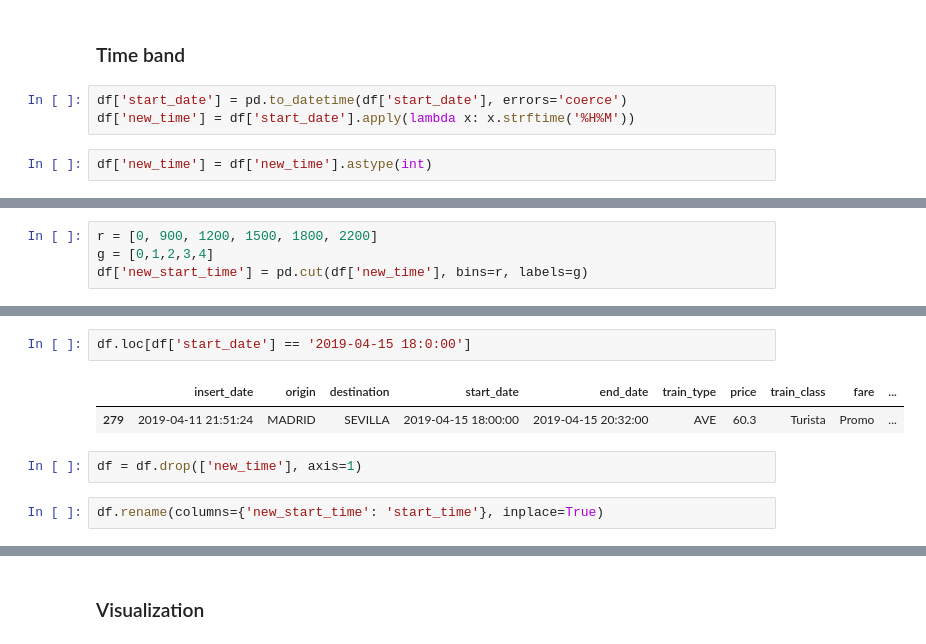
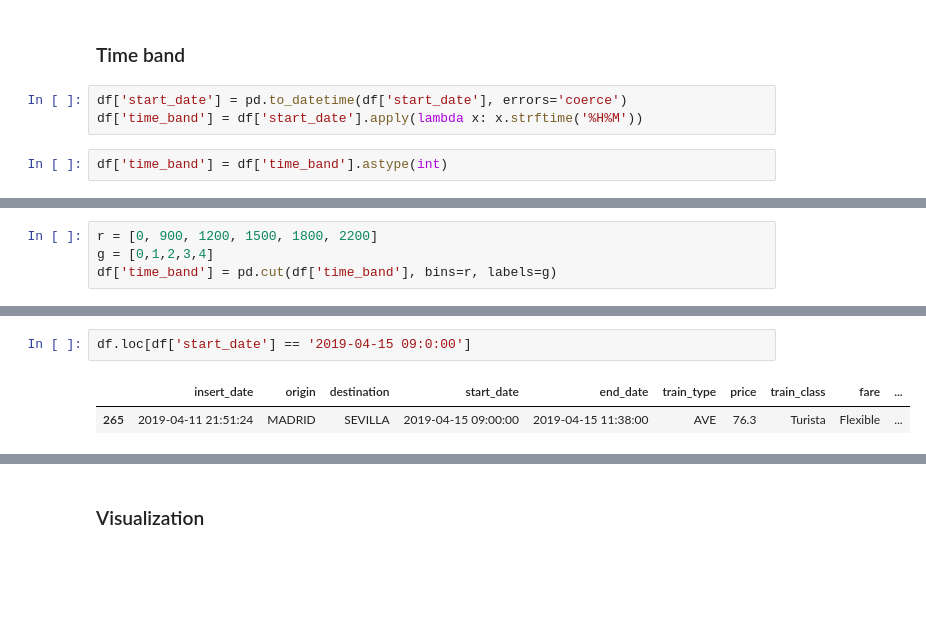
Before and after one commit to rlska105/Kaggle_Competition, a Jupyter notebook: Train_Ticket_Monitoring_price.ipynb, the cells around one changed output, grey strips where cells are left out. Saved outputs shown, nothing was run; the diff lists cells and outputs as text; blank space fills up the shorter version.

```diff
--- a/Train_Ticket_Monitoring_price.ipynb
+++ b/Train_Ticket_Monitoring_price.ipynb
@@ -29,7 +48,7 @@ Name: start_date, Length: 866, dtype: int64
 ### Time band
 # %%
 df['start_date'] = pd.to_datetime(df['start_date'], errors='coerce')
-df['new_time'] = df['start_date'].apply(lambda x: x.strftime('%H%M'))
+df['time_band'] = df['start_date'].apply(lambda x: x.strftime('%H%M'))
 # %%
-df['new_time'] = df['new_time'].astype(int)
+df['time_band'] = df['time_band'].astype(int)
 # %%
@@ -39,4 +58,4 @@ dtype('int64')
 # %%
 r = [0, 900, 1200, 1500, 1800, 2200]
 g = [0,1,2,3,4]
-df['new_start_time'] = pd.cut(df['new_time'], bins=r, labels=g)
+df['time_band'] = pd.cut(df['time_band'], bins=r, labels=g)
@@ -58,9 +62,5 @@ Name: start_date, Length: 866, dtype: int64
 # %%
-df.loc[df['start_date'] == '2019-04-15 18:0:00']
+df.loc[df['start_date'] == '2019-04-15 09:0:00']
 # %% [output]
 |  | insert_date | origin | destination | start_date | end_date | train_type | price | train_class | fare | ... |
-| 279 | 2019-04-11 21:51:24 | MADRID | SEVILLA | 2019-04-15 18:00:00 | 2019-04-15 20:32:00 | AVE | 60.3 | Turista | Promo | ... |
+| 265 | 2019-04-11 21:51:24 | MADRID | SEVILLA | 2019-04-15 09:00:00 | 2019-04-15 11:38:00 | AVE | 76.3 | Turista | Flexible | ... |
-# %%
-df = df.drop(['new_time'], axis=1)
-# %%
-df.rename(columns={'new_start_time': 'start_time'}, inplace=True)
```
Also changed, not shown: parts of 21 cells of this notebook.
